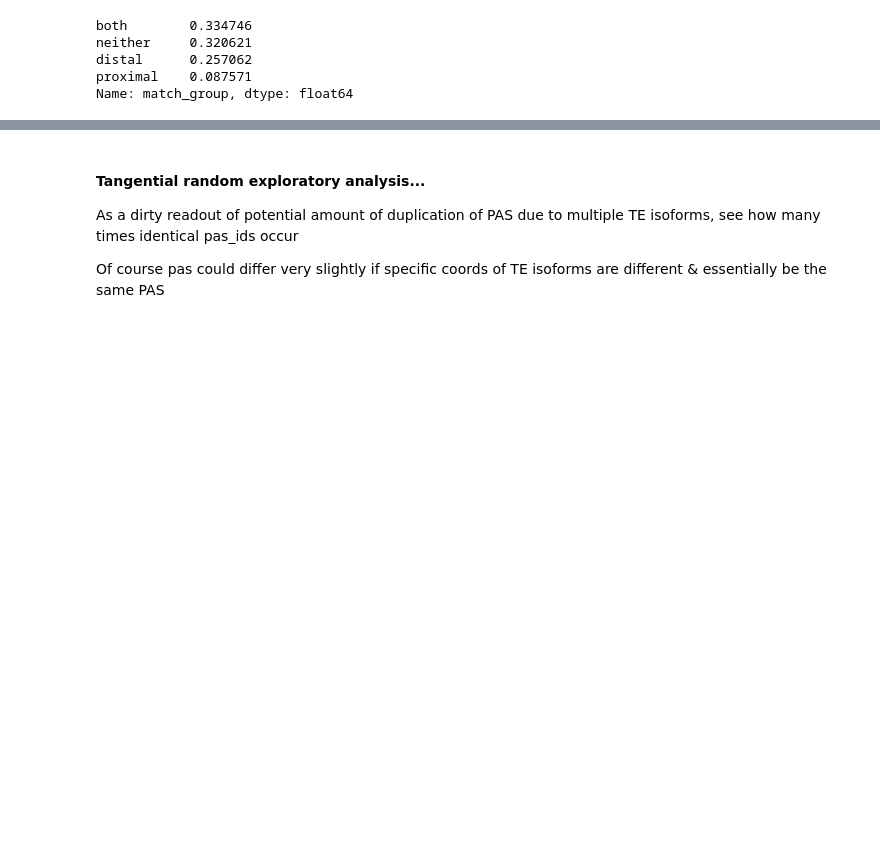
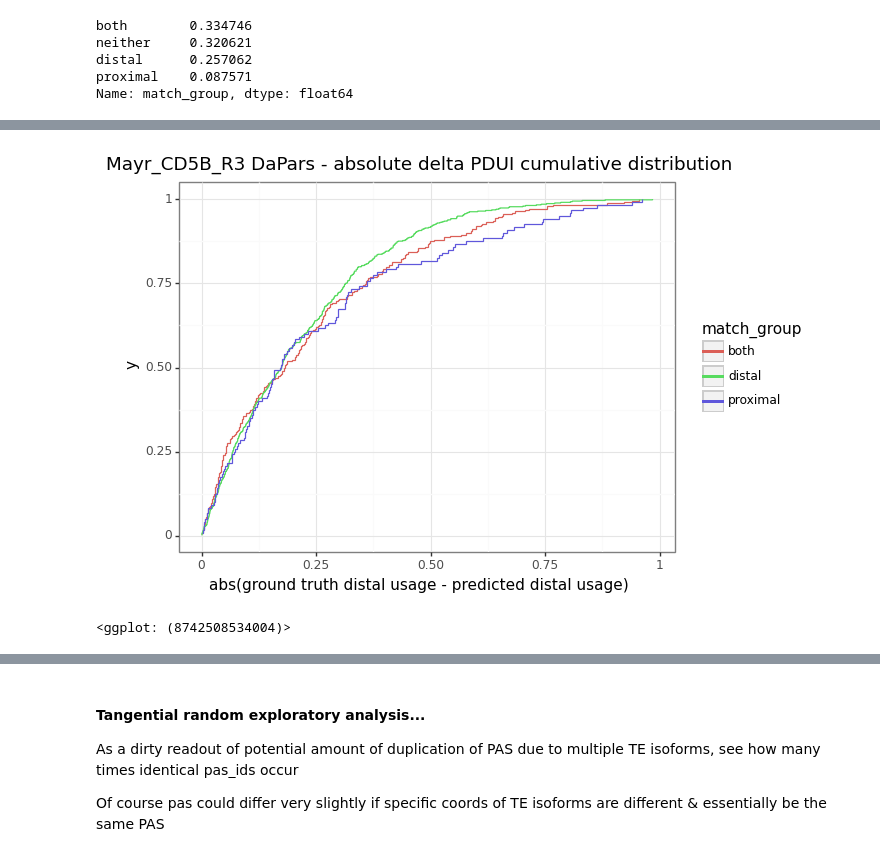
Before and after one commit to iRNA-COSI/APAeval, a Jupyter notebook: summary_workflows/relative_quantification/poc/relative_quant_poc.ipynb, the cells around one changed output, grey strips where cells are left out. Saved outputs shown, nothing was run; the diff lists cells and outputs as text; code cells hidden in the pictures; blank space fills up the shorter version.

Commit message:
Calc abs deviation in rel usage for 3 match groups. Choose representative predn site by min abs diff. Few simple plots

```diff
--- a/summary_workflows/relative_quantification/poc/relative_quant_poc.ipynb
+++ b/summary_workflows/relative_quantification/poc/relative_quant_poc.ipynb
@@ -1403,0 +1511,9 @@ For proximal match group, need a bit of extra processing:
+# %%
+comb_gt_predn_abs_delta = (pd.concat([both_gt_pas_predn_pas[["te_id", "match_group", "abs_delta_usage"]],
+           prox_gt_pas_predn_pas[["te_id", "match_group", "abs_delta_usage"]],
+           dist_gt_pas_predn_pas[["te_id", "match_group", "abs_delta_usage"]],
+           ],
+           ignore_index=True
+          ))
+
+comb_gt_predn_abs_delta
@@ -1403,0 +1534,17 @@ For proximal match group, need a bit of extra processing:
+# %%
+from plotnine import ggplot, aes, labs, facet_wrap, geom_boxplot, geom_jitter, geom_violin
+from plotnine.stats import stat_ecdf
+from plotnine.themes import theme_bw
+
+(ggplot(comb_gt_predn_abs_delta,
+        aes(x="abs_delta_usage",
+            color="match_group")
+       ) +
+ stat_ecdf() +
+ theme_bw() +
+ labs(title="Mayr_CD5B_R3 DaPars - absolute delta PDUI cumulative distribution",
+      x="abs(ground truth distal usage - predicted distal usage)")
+)
+# %% [output]
+[figure, added]
+<ggplot: (8742508534004)>
```
Also changed, not shown: parts of 24 cells of this notebook.
